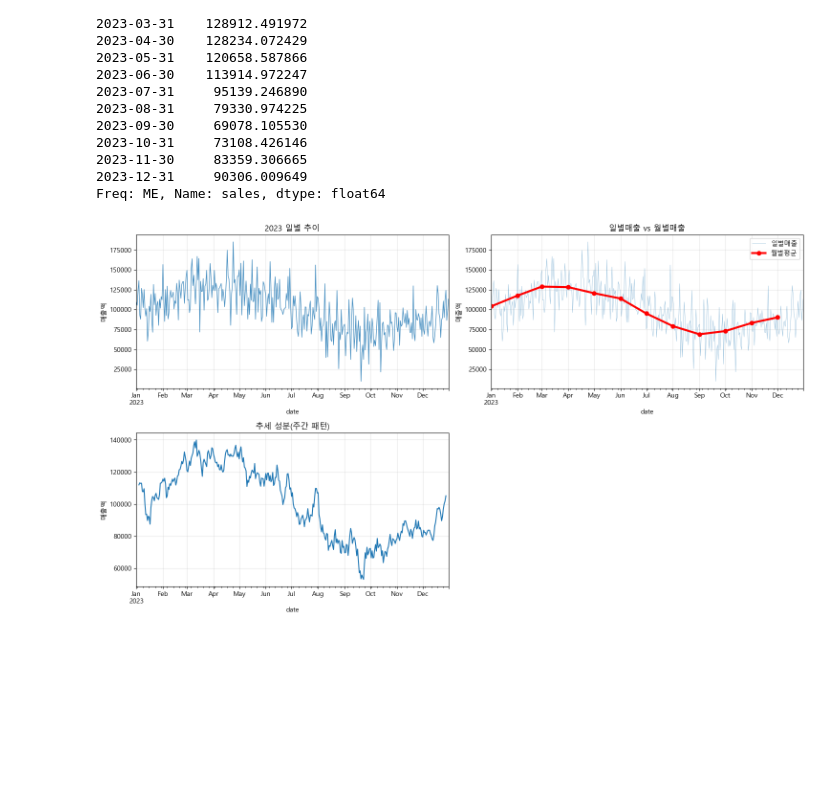
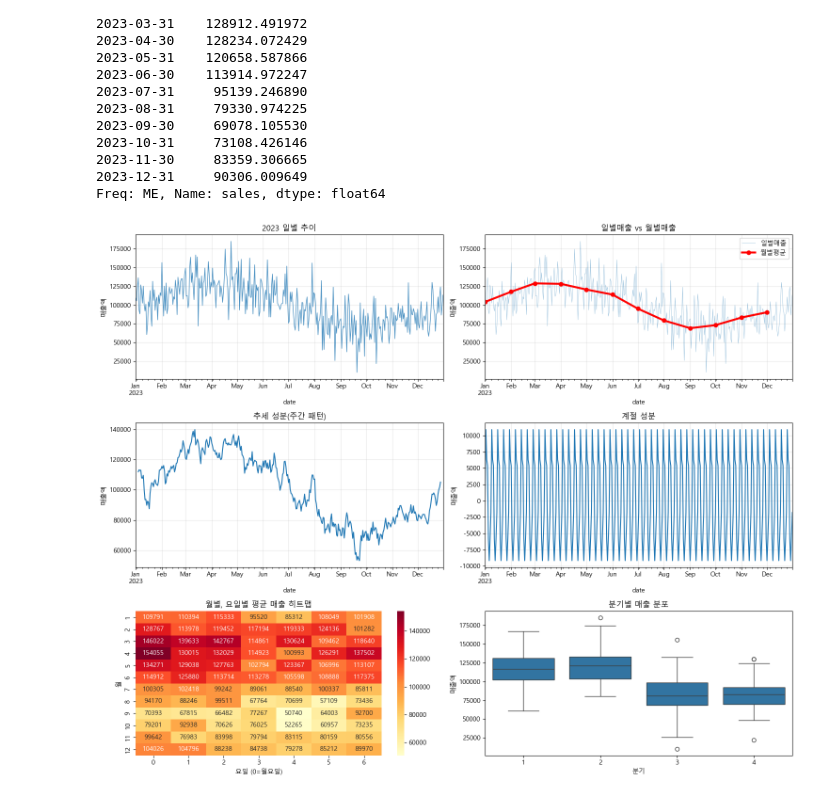
Before and after one commit to documents19/What-I-Learned-Today, a Jupyter notebook: data_analysis/02_pandas3.ipynb, the cells around one changed output. Drawn from its saved outputs; the diff is of its cells as text; code cells hidden in the pictures; blank space fills up the shorter version.

Commit message:
visualization

```diff
--- a/data_analysis/02_pandas3.ipynb
+++ b/data_analysis/02_pandas3.ipynb
@@ -313,31 +313,63 @@ plt.subplot(3, 2, 1)
 daily_sales['sales'].plot(linewidth=1, alpha=0.8)  # 두께, 투명더
 plt.grid(True, alpha=0.3)  # 보조선
 plt.title('2023 일별 추이')
 plt.ylabel('매출액')
 
 # 월별 평균 같이 보기
 plt.subplot(3, 2, 2)
 daily_sales['sales'].plot(linewidth=0.5, alpha=0.5, label='일별매출')
 # 일단위 -> 월단위 간격 재조정 후 평균내기
 monthly_avg = daily_sales.resample('M')['sales'].mean()
 monthly_avg.plot(linewidth=3, marker='o', label='월별평균', color='red')
 plt.title('일별매출 vs 월별매출')
 plt.ylabel('매출액')
 plt.grid(True, alpha=0.3)
 plt.legend()  # 범례 표시 (label 표시)
 
 # 시계열 분해 (Seasonal Decomposition)
 # 1. Trend(추세) - 전반적인 방향성(증가/감소)
 # 2. Seasonal(주기적 반복) - 주기적으로 반복되는 패턴
 # 3. Residual(잔차) - 추세/계절성을 제거한 나머지 요인(갑작스런 이벤트, 노이즈)
+
+
+# 7일 이동 평균으로 트렌드 확인
 plt.subplot(3, 2, 3)
 decomp = seasonal_decompose(daily_sales['sales'], model='additive', period=7) # 덧셈 모델, 주간 패턴
 decomp.trend.plot()
 plt.title('추세 성분(주간 패턴)')
 plt.ylabel('매출액')
 plt.grid(True, alpha=0.3)
 
+# 7일 이동 평균으로 계절성(반복) 확인
+plt.subplot(3, 2, 4)
+decomp.seasonal.plot()
+plt.title('계절 성분')
+plt.ylabel('매출액')
+plt.grid(True, alpha=0.3)
+
+# 히트맵 (월별, 요일별)
+plt.subplot(3, 2, 5)
+pt = daily_sales.pivot_table(
+    values='sales',
+    index='month',
+    columns='weekday',
+    aggfunc='mean'
+)
+#              히트맵 숫자 표시, 숫자 형식,  색깔(Yellow > Orange > Red)
+sns.heatmap(pt, annot=True, fmt='.0f', cmap='YlOrRd')
+plt.title('월별, 요일별 평균 매출 히트맵')
+plt.xlabel('요일 (0=월요일)')
+plt.ylabel('월')
+
+# 분기별 박스플롯
+plt.subplot(3, 2, 6)
+sns.boxplot(x='quarter', y='sales', data=daily_sales)
+plt.title('분기별 매출 분포')
+plt.xlabel('분기')
+plt.ylabel('매출액')
+
+
 plt.tight_layout()
 plt.show()
 # %% [output]
-[figure, old version]
+[figure, new version]
```
Also changed, not shown: parts of 5 cells of this notebook.
